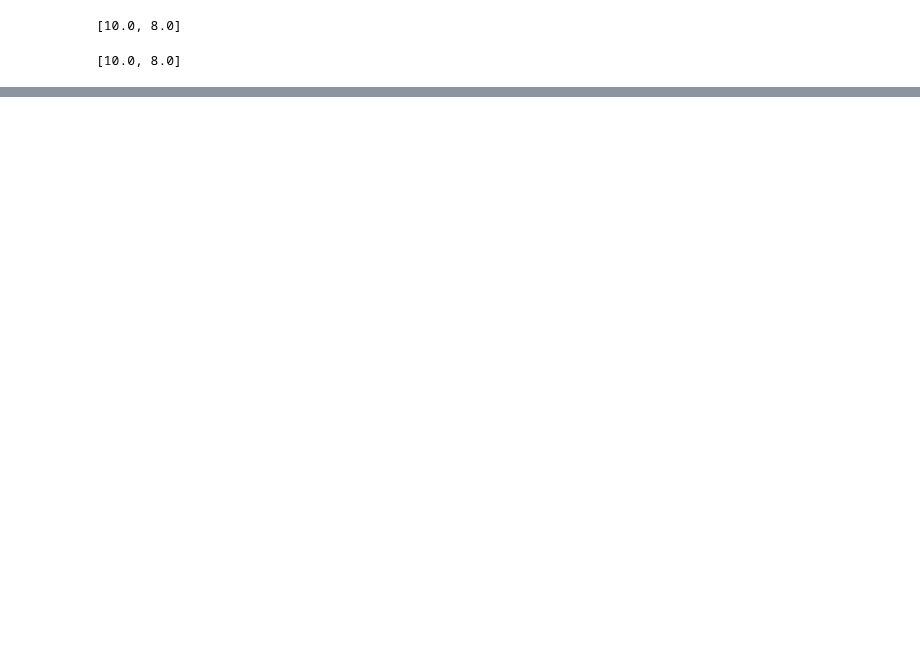
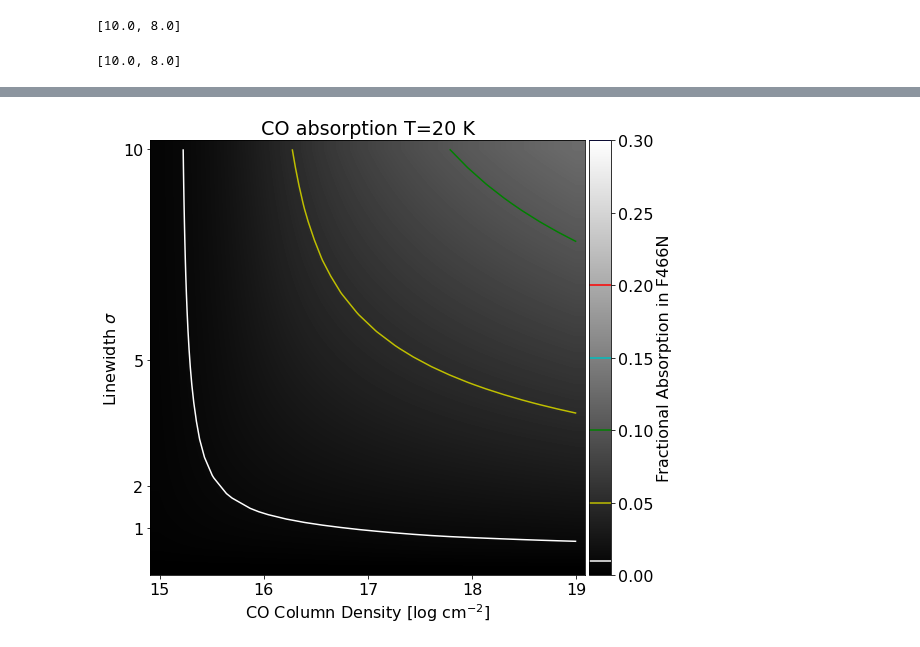
Before and after one commit to keflavich/brick-jwst-2221, a Jupyter notebook: notebooks/COFundamentalModeling.ipynb, the cells around one changed output, grey strips where cells are left out. Saved outputs shown, nothing was run; the diff lists cells and outputs as text; code cells hidden in the pictures; blank space fills up the shorter version.

```diff
--- a/notebooks/COFundamentalModeling.ipynb
+++ b/notebooks/COFundamentalModeling.ipynb
@@ -274,3 +314,59 @@ pl.savefig(f'{basepath}/paper_figures/CO_F466N_absorption_60K.pdf', bbox_inches=
+# %%
+temperature = 20*u.K
+linewidths = np.linspace(0.1, 10, 24)*u.km/u.s
+column = np.logspace(15,19,24)*u.cm**-2
+grid_sigcol_20K = [[fractional_absorption(temperature, col, sig) for col in column]
+                for sig in tqdm(linewidths)]
+# %%
+ax = pl.gca()
+im = ax.imshow(grid_sigcol_20K,
+               #extent=[np.log10(column.min().value), np.log10(column.max().value),
+               #        linewidths.min().value, linewidths.max().value],
+               origin='lower',
+               interpolation='bilinear',
+               vmin=0,
+               vmax=0.3,
+               cmap='gray')
+con = ax.contour(grid_sigcol_20K, levels=[0.01, 0.05, 0.1, 0.15, 0.2, 0.3, 0.4, 0.5], colors=['w', 'y', 'g', 'c', 'r', 'b'])
+pl.xlabel("CO Column Density [log cm$^{-2}$]")
+pl.ylabel("Linewidth $\sigma$")
+pl.title("CO absorption T=20 K")
+
+
+# a hideous way to format the axis
+# @pl.FuncFormatter
+# def log_scaler(x, pos):
+#     'The two args are the value and tick position'
+#     try:
+#         col = np.interp(x, np.arange(len(column)), column.value)
+#         return f'{np.log10(col):0.1f}'
+#     except Exception:
+#         return None
+# ax.xaxis.set_major_formatter(log_scaler)
+# @pl.FuncFormatter
+# def sig_scaler(x, pos):
+#     'The two args are the value and tick position'
+#     sig = np.interp(x, np.arange(len(linewidths)), linewidths.value)
+#     return f'{sig:0.1f}'
+# ax.yaxis.set_major_formatter(sig_scaler)
+sigma_labels = [1,2,5,10,20,50,100]
+ax.yaxis.set_ticks(np.interp(sigma_labels, linewidths.value, np.arange(len(linewidths)), right=np.nan),
+                   labels=sigma_labels)
+col_labels = [15,16,17,18,19,]
+ax.xaxis.set_ticks(np.interp(col_labels, np.log10(column.value), np.arange(len(column)), right=np.nan),
+                   labels=col_labels)
+
+from mpl_toolkits.axes_grid1 import make_axes_locatable
+divider = make_axes_locatable(ax)
+cax = divider.append_axes("right", size="5%", pad=0.05)
+cb = pl.colorbar(cax=cax, mappable=im)
+cb.set_label("Fractional Absorption in F466N")
+cb.ax.hlines(con.levels, *cb.ax.get_xlim(), colors=con.colors)
+
+
+pl.savefig(f'{basepath}/paper_figures/CO_F466N_absorption_20K.pdf', bbox_inches='tight')
+# %% [output]
+[figure, added]
 # %%
 temperatures = np.linspace(2000,8000,50)
 xarr1 = np.linspace(4.28, 4.68,5000)
```
Also changed, not shown: parts of 13 cells of this notebook, 2 other files.
